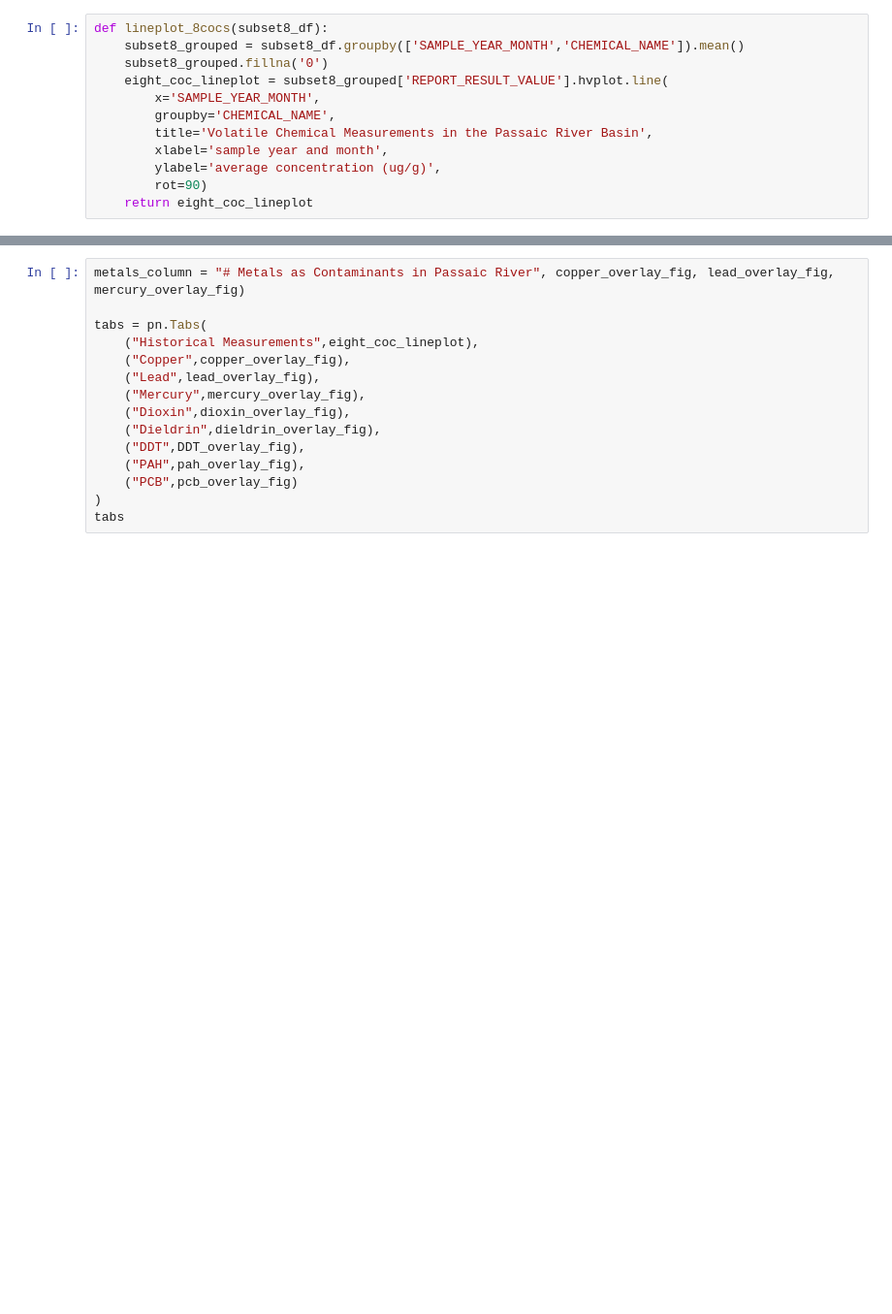
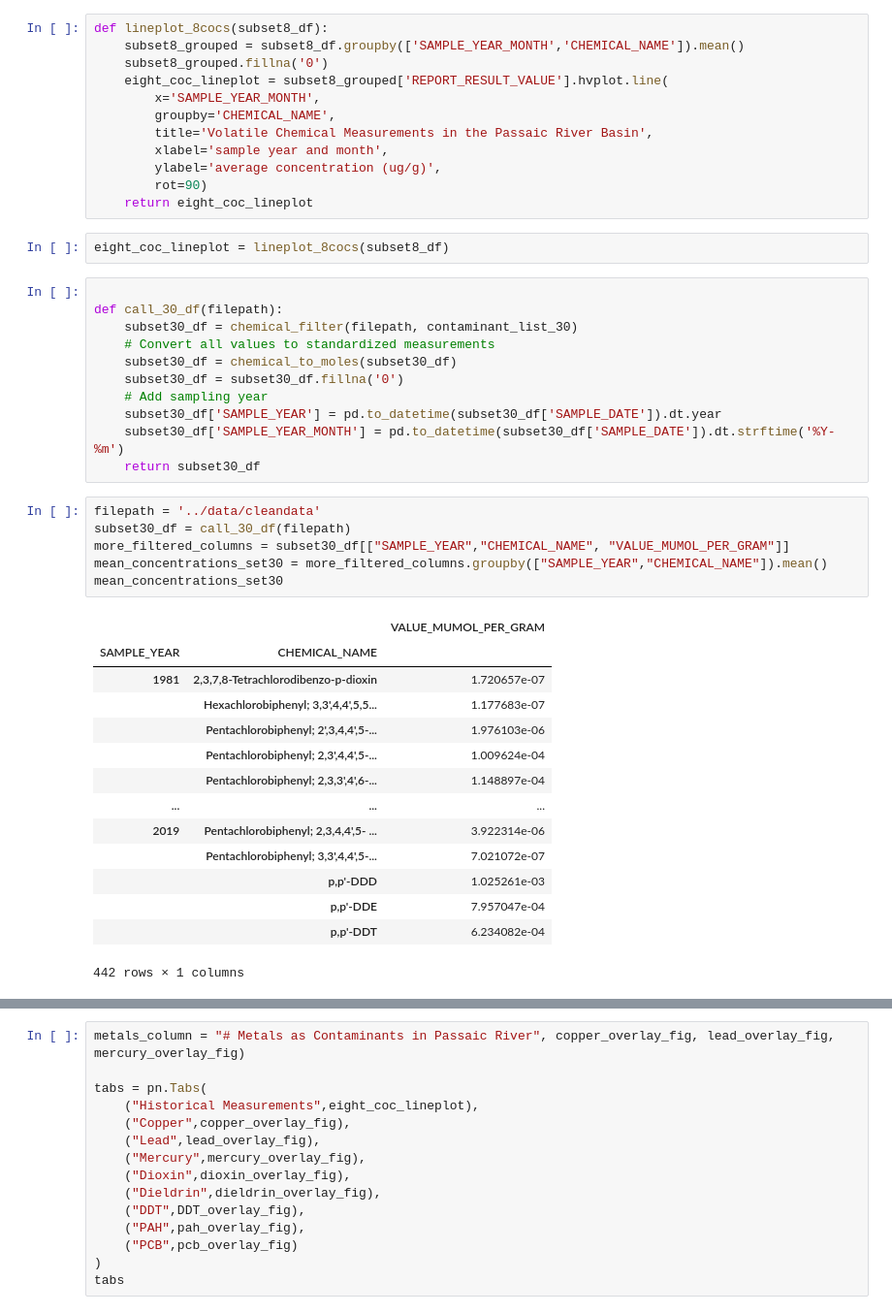
Before and after one commit to kxh3/environmental_contamination, a Jupyter notebook: notebooks/final_dashboard.ipynb, the cells around one changed output, grey strips where cells are left out. Shown at 97% size. Cells and saved outputs as stored; diff of their text form; blank space fills up the shorter version.

```diff
--- a/notebooks/draft_dashboard.ipynb
+++ b/notebooks/final_dashboard.ipynb
@@ -52,3 +51,37 @@ def lineplot_8cocs(subset8_df):
         ylabel='average concentration (ug/g)',
         rot=90)
     return eight_coc_lineplot
+# %%
+eight_coc_lineplot = lineplot_8cocs(subset8_df)
+# %%
+
+def call_30_df(filepath):
+    subset30_df = chemical_filter(filepath, contaminant_list_30)
+    # Convert all values to standardized measurements
+    subset30_df = chemical_to_moles(subset30_df)
+    subset30_df = subset30_df.fillna('0')
+    # Add sampling year
+    subset30_df['SAMPLE_YEAR'] = pd.to_datetime(subset30_df['SAMPLE_DATE']).dt.year
+    subset30_df['SAMPLE_YEAR_MONTH'] = pd.to_datetime(subset30_df['SAMPLE_DATE']).dt.strftime('%Y-%m')
+    return subset30_df
+# %%
+filepath = '../data/cleandata'
+subset30_df = call_30_df(filepath)
+more_filtered_columns = subset30_df[["SAMPLE_YEAR","CHEMICAL_NAME", "VALUE_MUMOL_PER_GRAM"]]
+mean_concentrations_set30 = more_filtered_columns.groupby(["SAMPLE_YEAR","CHEMICAL_NAME"]).mean()
+mean_concentrations_set30
+# %% [output]
+|  |  | VALUE_MUMOL_PER_GRAM |
+| SAMPLE_YEAR | CHEMICAL_NAME |  |
+| 1981 | 2,3,7,8-Tetrachlorodibenzo-p-dioxin | 1.720657e-07 |
+|  | Hexachlorobiphenyl; 3,3',4,4',5,5... | 1.177683e-07 |
+|  | Pentachlorobiphenyl; 2',3,4,4',5-... | 1.976103e-06 |
+|  | Pentachlorobiphenyl; 2,3',4,4',5-... | 1.009624e-04 |
+|  | Pentachlorobiphenyl; 2,3,3',4',6-... | 1.148897e-04 |
+| ... | ... | ... |
+| 2019 | Pentachlorobiphenyl; 2,3,4,4',5- ... | 3.922314e-06 |
+|  | Pentachlorobiphenyl; 3,3',4,4',5-... | 7.021072e-07 |
+|  | p,p'-DDD | 1.025261e-03 |
+|  | p,p'-DDE | 7.957047e-04 |
+|  | p,p'-DDT | 6.234082e-04 |
+442 rows × 1 columns
```
Also changed, not shown: parts of 8 cells of this notebook, 1 other file.
